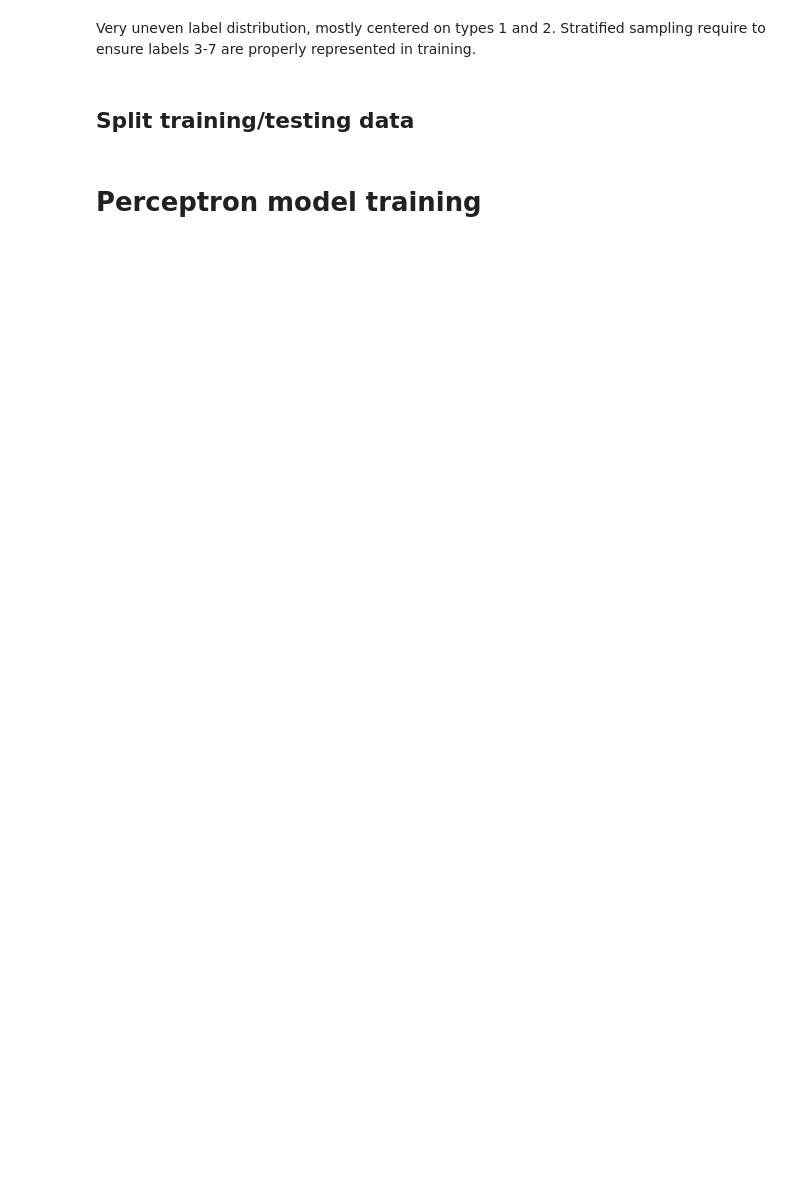
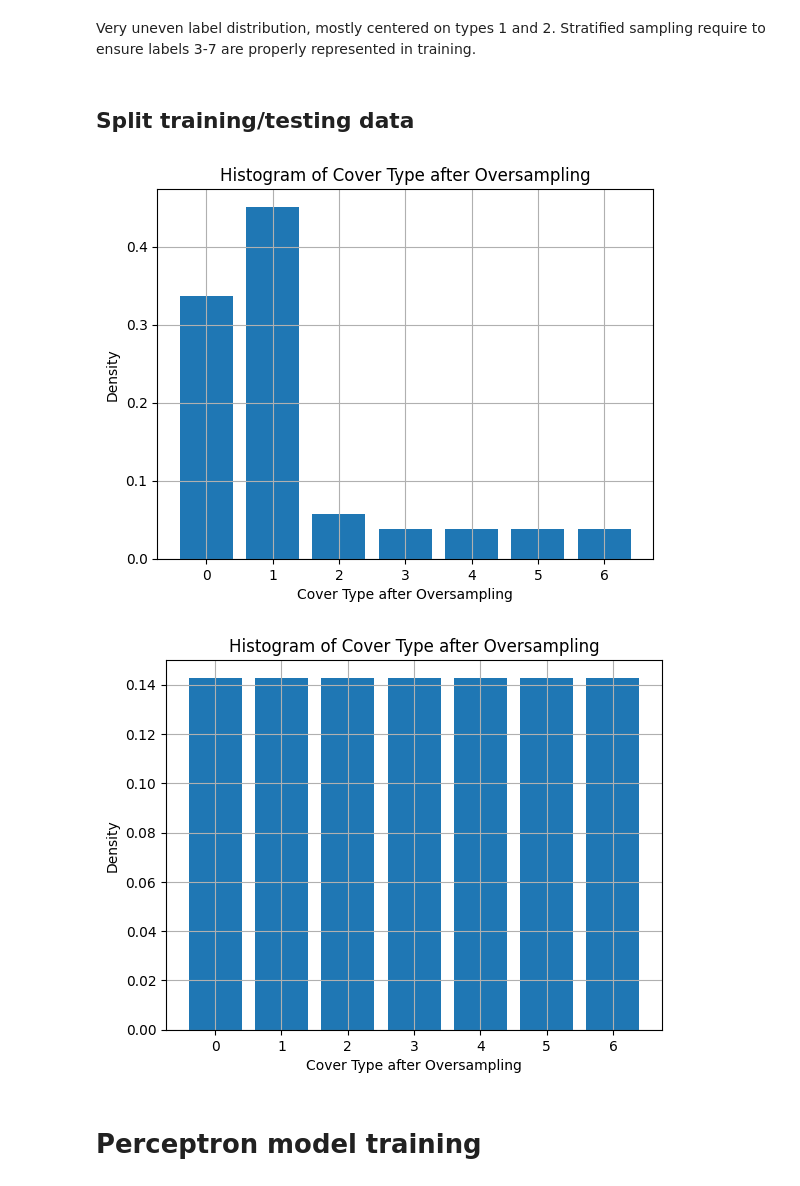
Before and after one commit to Sb4345/CSCI-635-1-Group-5, a Jupyter notebook: code/mlp_model.ipynb, the cells around one changed output. Saved outputs shown, nothing was run; the diff lists cells and outputs as text; code cells hidden in the pictures; blank space fills up the shorter version.

Commit message:
Full resampling
undersample majority categories, oversample minority categories

```diff
--- a/code/mlp_model.ipynb
+++ b/code/mlp_model.ipynb
@@ -40,6 +44,8 @@ Dataset shape: (581012, 55)
 # %% [markdown]
 # Data exploration
 # %%
-tree_reduced = scripts.sample_stratify(tree_data, 'Cover_Type', n_samples=2000, rand_state=rand_seed)
+tree_reduced = scripts.sample_stratify(tree_data, 'Cover_Type', n_samples=30000, rand_state=rand_seed)
 X_tree, y_tree = tree_reduced.drop(columns=['Cover_Type']), tree_reduced['Cover_Type']
 y_tree -= 1  # make labels zero-indexed
+
+print(y_tree.value_counts())
@@ -52,6 +62,9 @@ X_tree.shape
 # %% [markdown]
 Very uneven label distribution, mostly centered on types 1 and 2.
 Stratified sampling require to ensure labels 3-7 are properly represented in training.
+# %%
+target_over = {3: 1000, 4: 1000, 5: 1000, 6: 1000}
+target_under = {0: 1000, 1: 1000, 2: 1000}
 # %%
 # std_scaler, x_st_scale = scripts.normalize_data(X_tree, method='standard')
 scaler = preproc.StandardScaler()
@@ -61,11 +74,17 @@ x_st_scale = scaler.fit_transform(X_tree)
 # %%
 x_train, x_test, y_train, y_test = train_test_split(x_st_scale, y_tree, test_size=0.2, stratify=y_tree, random_state=rand_seed)
 # %%
-# Oversample
-x_oversample, y_oversample = SMOTE(random_state=rand_seed, sampling_strategy="auto", k_neighbors=2).fit_resample(x_train, y_train)
-x_train, x_val, y_train, y_val = train_test_split(x_oversample, y_oversample, test_size=0.2, stratify=y_oversample, random_state=rand_seed)
+# Oversample minority categories
+x_resample, y_resample = SMOTE(random_state=rand_seed, sampling_strategy=target_over, k_neighbors=2).fit_resample(x_train, y_train)
+scripts.plot_histogram(y_resample, label='Cover Type after Oversampling')
+# Undersample majority categories
+x_resample, y_resample = RandomUnderSampler(random_state=rand_seed, sampling_strategy=target_under).fit_resample(x_resample, y_resample)
+scripts.plot_histogram(y_resample, label='Cover Type after Undersampling')
 
-# scripts.plot_histogram(y_oversample, label='Cover Type after Oversampling')
+x_train, x_val, y_train, y_val = train_test_split(x_resample, y_resample, test_size=0.2, stratify=y_resample, random_state=rand_seed)
+# %% [output]
+[figure, added]
+[figure, added]
 # %% [markdown]
 # Perceptron model training
 # %%
```
Also changed, not shown: parts of 6 cells of this notebook, 3 other files.
